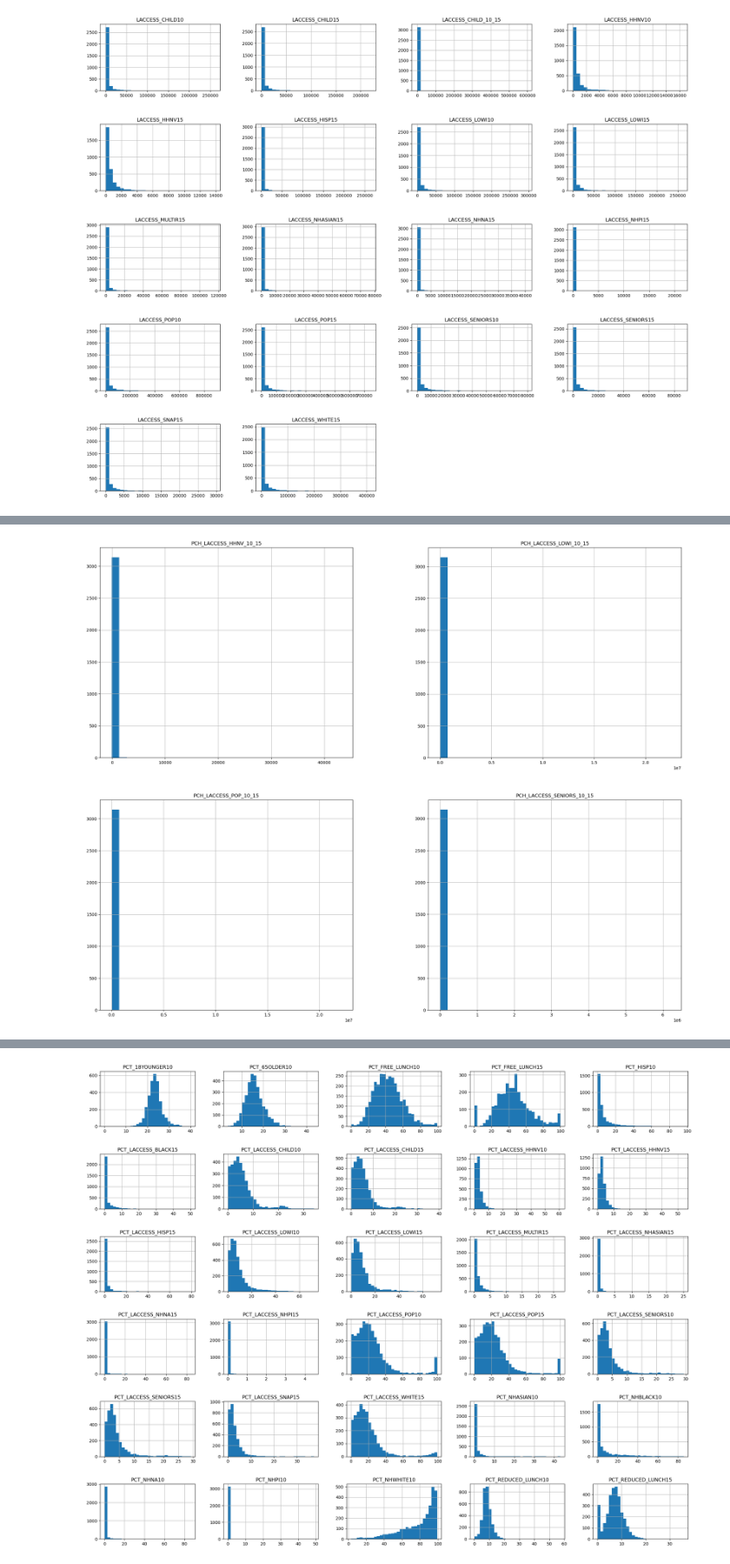
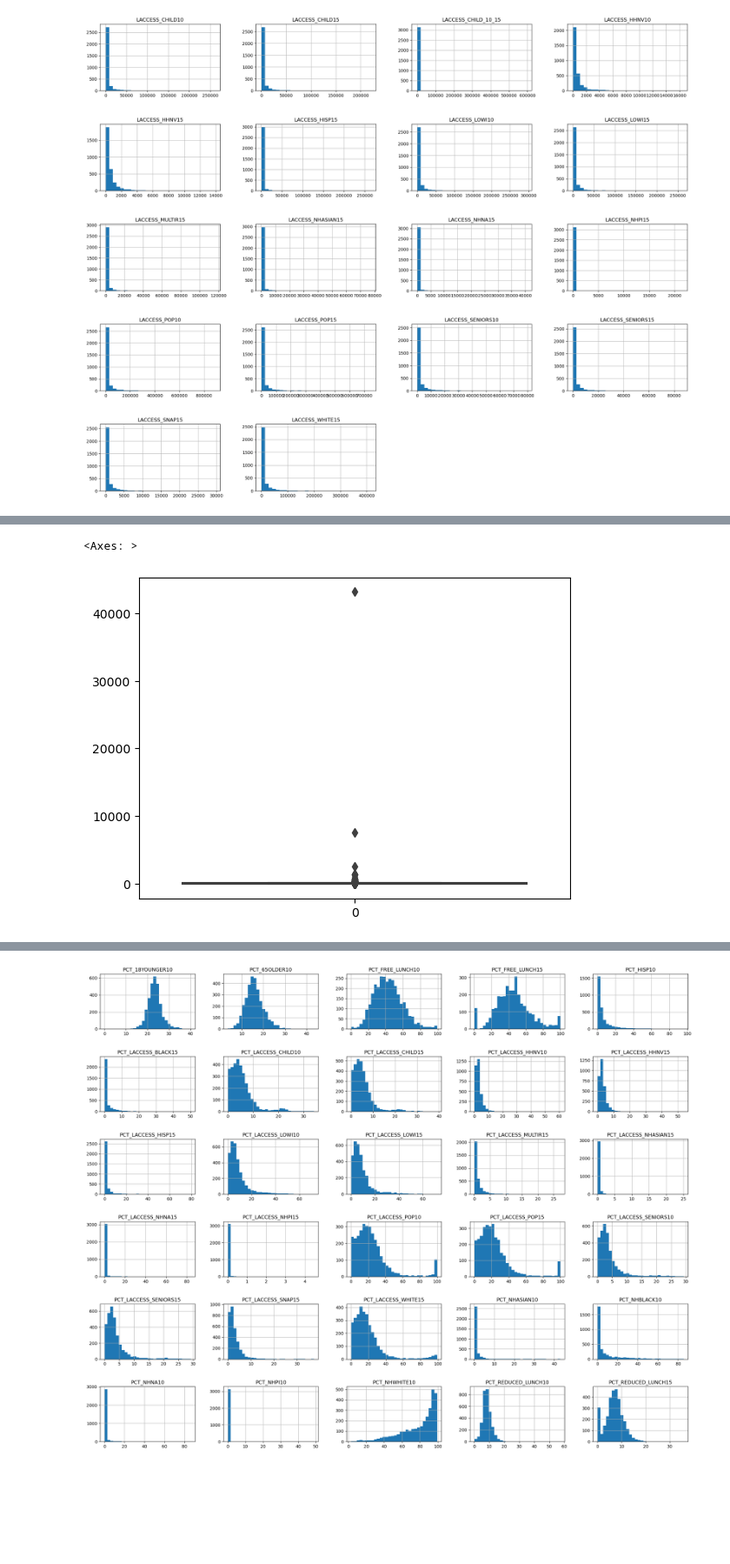
Before and after one commit to gabbycjames/DataScience_Capstone, a Jupyter notebook: DataWrangling.ipynb, the cells around one changed output, grey strips where cells are left out. Shown at 87% size. Drawn from its saved outputs; the diff is of its cells as text; code cells hidden in the pictures; blank space fills up the shorter version.

Commit message:
Adding boxplots

```diff
--- a/DataWrangling.ipynb
+++ b/DataWrangling.ipynb
@@ -803,5 +827,5 @@ plt.show()
 # %%
-df_full.iloc[:,26:30].hist(figsize = (25,20),bins=30)
-plt.subplots_adjust(hspace=0.2);
+sns.boxplot(df_full['PCH_LACCESS_HHNV_10_15'])
 # %% [output]
+<Axes: >
-[figure, old version]
+[figure, new version]
```
Also changed, not shown: parts of 11 cells of this notebook.
